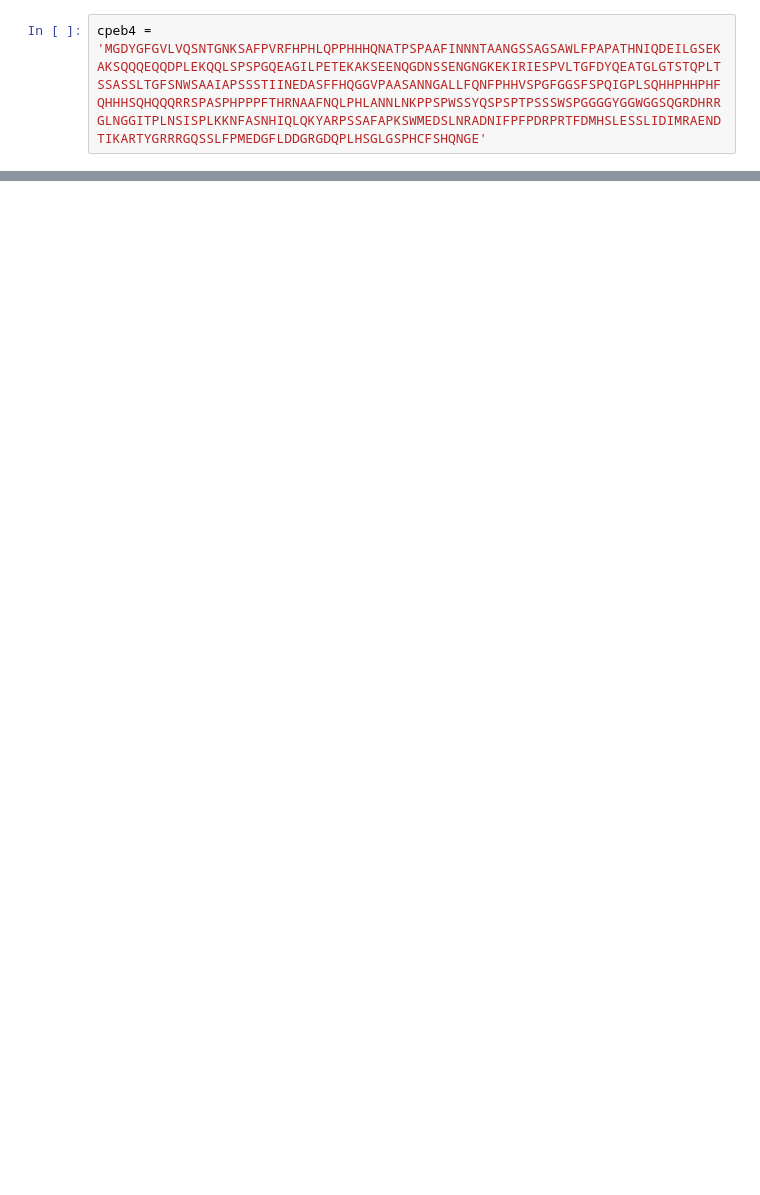
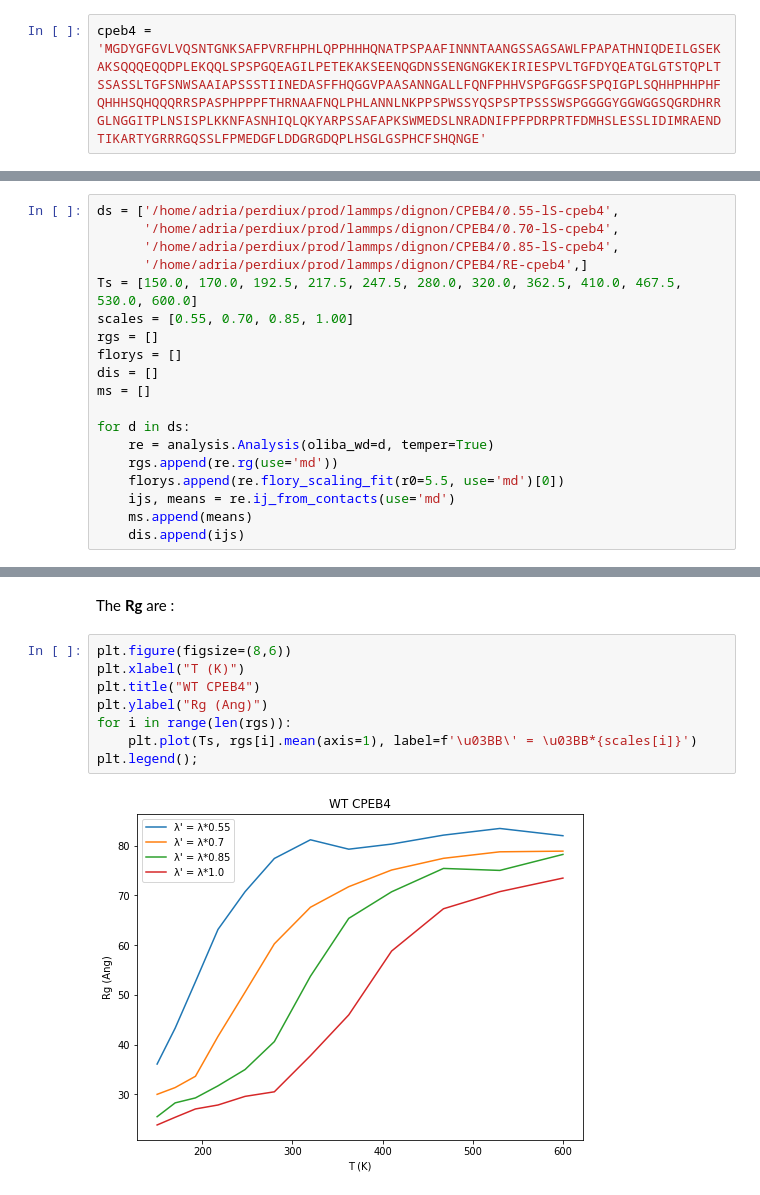
Before and after one commit to avillacrosa/MD, a Jupyter notebook: depured-lammps/notebooks/CPEB4.ipynb, the cells around one changed output, grey strips where cells are left out. Saved outputs shown, nothing was run; the diff lists cells and outputs as text; blank space fills up the shorter version.

```diff
--- a/depured-lammps/notebooks/CPEB4.ipynb
+++ b/depured-lammps/notebooks/CPEB4.ipynb
@@ -19,0 +23,19 @@ cpeb4 = 'MGDYGFGVLVQSNTGNKSAFPVRFHPHLQPPHHHQNATPSPAAFINNNTAANGSSAGSAWLFPAPATHNIQ
+# %%
+ds = ['/home/adria/perdiux/prod/lammps/dignon/CPEB4/0.55-lS-cpeb4',
+      '/home/adria/perdiux/prod/lammps/dignon/CPEB4/0.70-lS-cpeb4',
+      '/home/adria/perdiux/prod/lammps/dignon/CPEB4/0.85-lS-cpeb4',
+      '/home/adria/perdiux/prod/lammps/dignon/CPEB4/RE-cpeb4',]
+Ts = [150.0, 170.0, 192.5, 217.5, 247.5, 280.0, 320.0, 362.5, 410.0, 467.5, 530.0, 600.0]
+scales = [0.55, 0.70, 0.85, 1.00]
+rgs = []
+florys = []
+dis = []
+ms = []
+
+for d in ds:
+    re = analysis.Analysis(oliba_wd=d, temper=True)
+    rgs.append(re.rg(use='md'))
+    florys.append(re.flory_scaling_fit(r0=5.5, use='md')[0])
+    ijs, means = re.ij_from_contacts(use='md')
+    ms.append(means)
+    dis.append(ijs)
@@ -19,0 +60,12 @@ cpeb4 = 'MGDYGFGVLVQSNTGNKSAFPVRFHPHLQPPHHHQNATPSPAAFINNNTAANGSSAGSAWLFPAPATHNIQ
+# %% [markdown]
+The **Rg** are :
+# %%
+plt.figure(figsize=(8,6))
+plt.xlabel("T (K)")
+plt.title("WT CPEB4")
+plt.ylabel("Rg (Ang)")
+for i in range(len(rgs)):
+    plt.plot(Ts, rgs[i].mean(axis=1), label=f'\u03BB\' = \u03BB*{scales[i]}')
+plt.legend();
+# %% [output]
+[figure, added]
```
Also changed, not shown: parts of 28 cells of this notebook, 10 other files.
